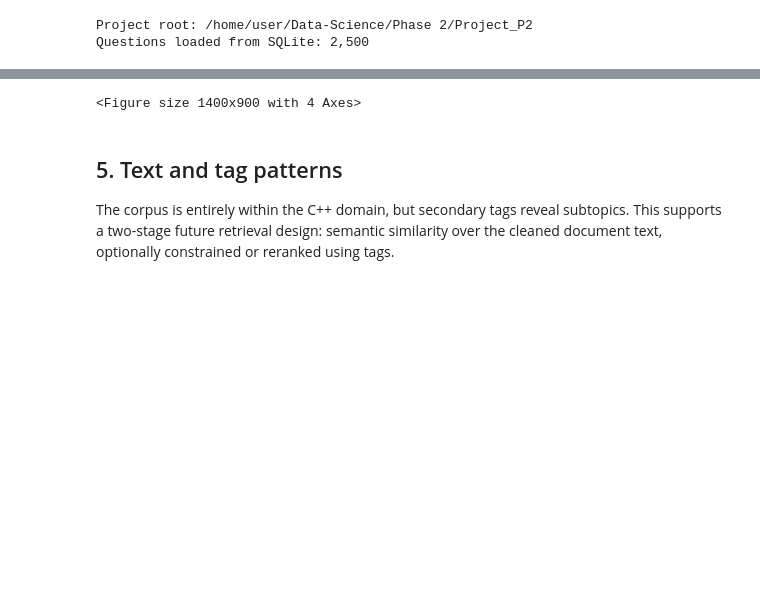
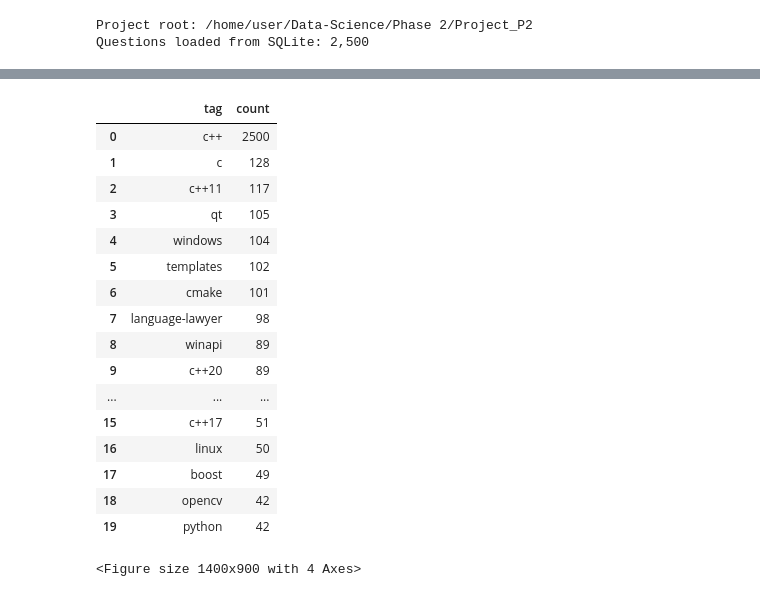
Before and after one commit to sajadTaghizade/Data-Science, a Jupyter notebook: Phase 2/Project_P2/section2_eda_report.ipynb, the cells around one changed output, grey strips where cells are left out. Saved outputs shown, nothing was run; the diff lists cells and outputs as text; code cells hidden in the pictures; blank space fills up the shorter version.

```diff
--- a/Phase 2/Project_P2/section2_eda_report.ipynb
+++ b/Phase 2/Project_P2/section2_eda_report.ipynb
@@ -159,24 +98,35 @@ display(outliers)
 # %%
-plot_data = questions.copy()
-plot_data['log_view_count'] = np.log1p(plot_data['view_count'].clip(lower=0))
-plot_data['signed_log_score'] = np.sign(plot_data['score']) * np.log1p(plot_data['score'].abs())
-monthly_questions = plot_data.set_index('creation_at').resample('ME').size()
+tag_freq = (questions['tag_list'].explode().replace('', pd.NA).dropna()
+            .value_counts().rename_axis('tag').reset_index(name='count'))
+display(tag_freq.head(20))
 
 fig, axes = plt.subplots(2, 2, figsize=(14, 9))
-axes[0, 0].hist(plot_data['log_view_count'], bins=40, color='#377eb8')
-axes[0, 0].set(title='log1p(view count)', xlabel='log1p(views)', ylabel='questions')
-axes[0, 1].hist(plot_data['signed_log_score'], bins=40, color='#4daf4a')
-axes[0, 1].set(title='Signed log score', xlabel='signed log1p(score)', ylabel='questions')
-axes[1, 0].hist(plot_data['tag_count'], bins=np.arange(0.5, 6.5, 1), color='#984ea3', rwidth=0.9)
-axes[1, 0].set(title='Tags per question', xlabel='tag count', ylabel='questions')
-axes[1, 1].plot(monthly_questions.index, monthly_questions.values, color='#e41a1c', linewidth=1)
-axes[1, 1].set(title='Question creation over time', xlabel='month', ylabel='questions')
-fig.tight_layout()
-display(fig)
-plt.close(fig)
+tag_freq.head(15).sort_values('count').plot.barh(x='tag', y='count', ax=axes[0,0], legend=False)
+axes[0,0].set(title='Top 15 tags', xlabel='question count')
+axes[0,1].hist(np.log1p(questions['view_count'].clip(lower=0)), bins=40, color='#377eb8')
+axes[0,1].set(title='log1p(view_count)', xlabel='log1p(views)', ylabel='questions')
+axes[1,0].hist(questions['tag_count'], bins=np.arange(0.5,6.5,1), color='#984ea3', rwidth=0.9)
+axes[1,0].set(title='Tags per question', xlabel='tag count', ylabel='questions')
+monthly = questions.set_index('creation_at').resample('ME').size()
+axes[1,1].plot(monthly.index, monthly.values, color='#e41a1c', linewidth=1)
+axes[1,1].set(title='Question creation over time', xlabel='month', ylabel='questions')
+fig.tight_layout(); display(fig); plt.close(fig)
 # %% [output]
+|  | tag | count |
+| 0 | c++ | 2500 |
+| 1 | c | 128 |
+| 2 | c++11 | 117 |
+| 3 | qt | 105 |
+| 4 | windows | 104 |
+| 5 | templates | 102 |
+| 6 | cmake | 101 |
+| 7 | language-lawyer | 98 |
+| 8 | winapi | 89 |
+| 9 | c++20 | 89 |
+| ... | ... | ... |
+| 15 | c++17 | 51 |
+| 16 | linux | 50 |
+| 17 | boost | 49 |
+| 18 | opencv | 42 |
+| 19 | python | 42 |
 <Figure size 1400x900 with 4 Axes>
-# %% [markdown]
-## 5. Text and tag patterns
-
-The corpus is entirely within the C++ domain, but secondary tags reveal subtopics. This supports a two-stage future retrieval design: semantic similarity over the cleaned document text, optionally constrained or reranked using tags.
```
Also changed, not shown: parts of 27 cells of this notebook, 4 other files.
